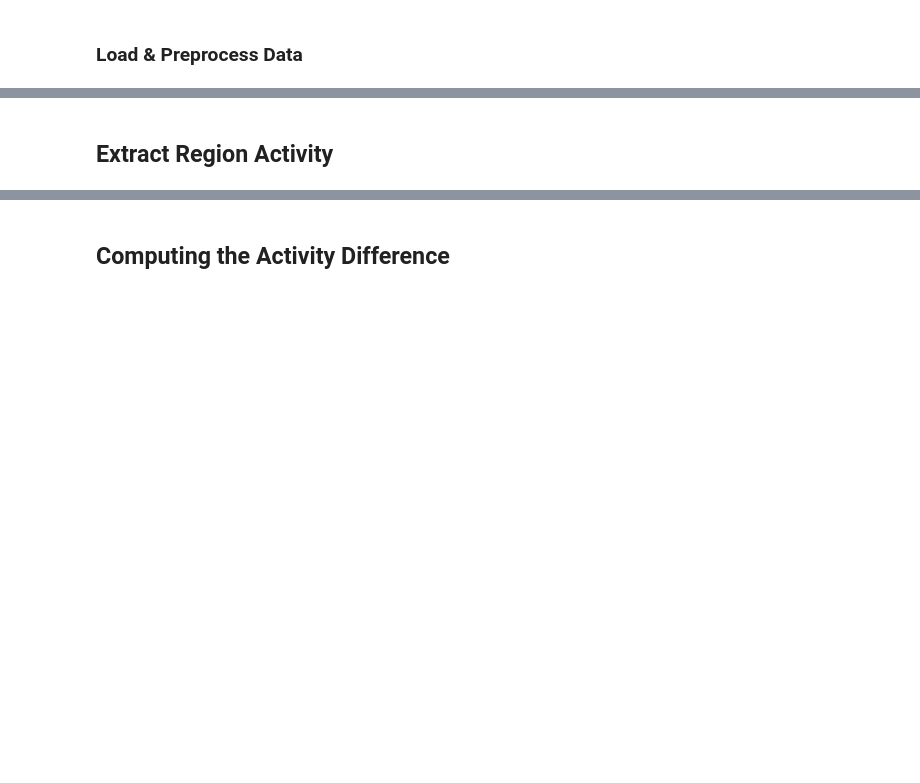
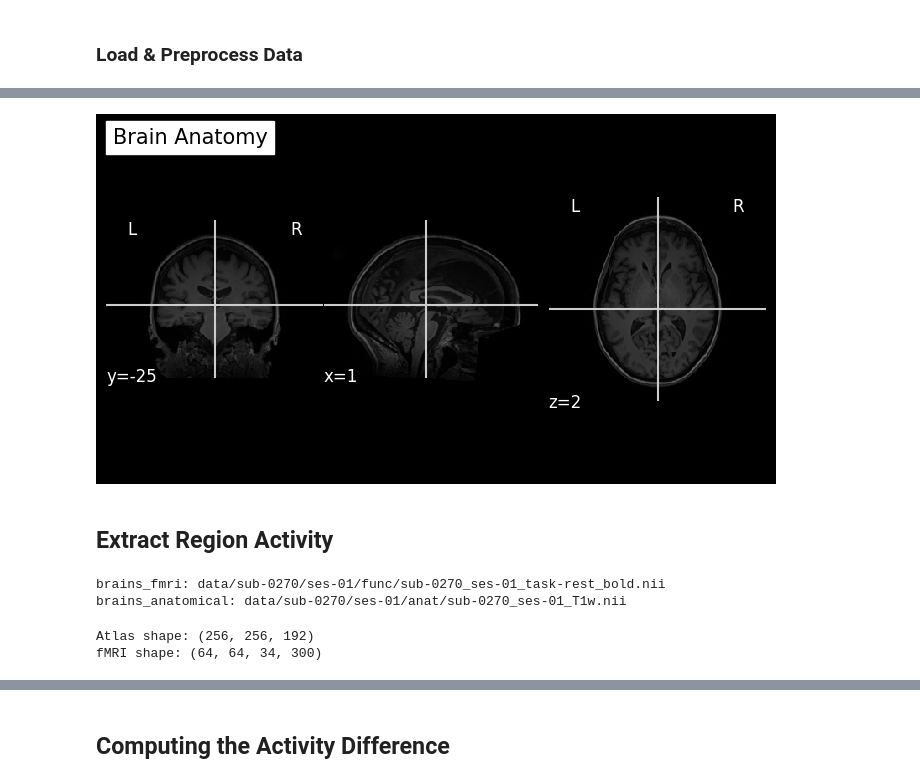
Before and after one commit to efwoods/Parkinsons_Disease_Study, a Jupyter notebook: example_data.ipynb, the cells around one changed output, grey strips where cells are left out. Cells and saved outputs as stored; diff of their text form; code cells hidden in the pictures; blank space fills up the shorter version.

```diff
--- a/example_data.ipynb
+++ b/example_data.ipynb
@@ -332,0 +283,4 @@ plotting.plot_roi(atlas.filename, bg_img=mni_template, title="Brain Regions", ou
+# %%
+# Load the 4D fMRI data and 3D anatomical data for each brain
+brains_fmri = func_files_without_mask
+brains_anatomical = anat_files
@@ -333,2 +323,12 @@ plotting.plot_roi(atlas.filename, bg_img=mni_template, title="Brain Regions", ou
+# %%
+# Convert the NumPy array (anatomical_data) to a NIfTI image using the affine matrix
+anat_img = nib.Nifti1Image(anatomical_data, anatomical_affine)
+# %%
+
+# Plot the anatomical image
+plotting.plot_anat(anat_img, title="Brain Anatomy")
+plotting.show()
+# %% [output]
+[figure, added]
 # %% [markdown]
 ## Extract Region Activity
@@ -349,0 +339,6 @@ for fmri_file in brains_fmri:
+# %%
+print(f"brains_fmri: {brains_fmri[0]}")
+print(f"brains_anatomical: {brains_anatomical[0]}")
+# %% [output]
+brains_fmri: data/sub-0270/ses-01/func/sub-0270_ses-01_task-rest_bold.nii
+brains_anatomical: data/sub-0270/ses-01/anat/sub-0270_ses-01_T1w.nii
@@ -349,0 +350,6 @@ for fmri_file in brains_fmri:
+# %%
+print("Atlas shape:", anatomical_data.shape)  # Should be (X, Y, Z)
+print("fMRI shape:", fmri_data.shape)  # Should be (X, Y, Z, Time)
+# %% [output]
+Atlas shape: (256, 256, 192)
+fMRI shape: (64, 64, 34, 300)
```
Also changed, not shown: parts of 37 cells of this notebook, 4 other files.
